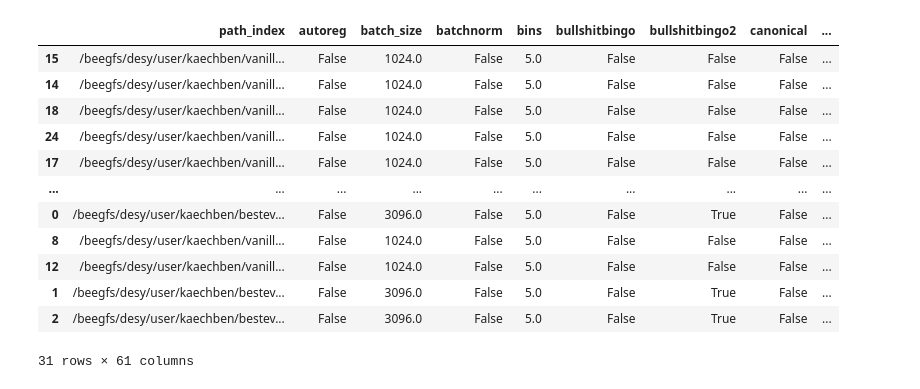
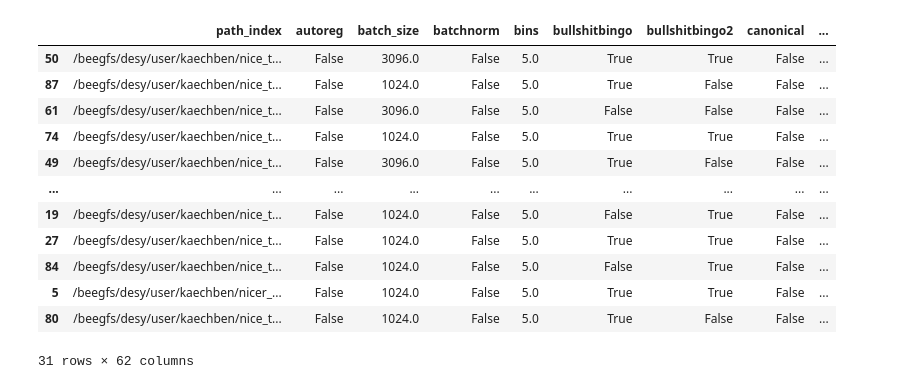
Before and after one commit to kaechb/LitJetNet, a Jupyter notebook: LitNF/Hyperparameters.ipynb, the cells around one changed output. Cells and saved outputs as stored; diff of their text form; code cells hidden in the pictures.

```diff
--- a/LitNF/Hyperparameters.ipynb
+++ b/LitNF/Hyperparameters.ipynb
@@ -3,23 +3,32 @@ import torch
 # %%
 import pandas as pd
 from IPython.display import display
+df=pd.DataFrame()
+for name in ["nice_","nicer_"]:#["bestever_","final_cov_","ML4Jets_30","momentum_","with_momentum_small_"]:
+    for p in ["t"]:
+        name_temp=name+p
+        try:
+            df=pd.concat((df,pd.read_csv("/beegfs/desy/user/kaechben/{}/summary.csv".format(name_temp))))
+        except:
+            print(name_temp)
+df=df[df.step>20000]
 with pd.option_context('display.max_rows', 10, 'display.max_columns', None):
-    df=pd.read_csv("/beegfs/desy/user/kaechben/bestever_g/summary.csv")
+
     display(df.sort_values("val_fpnd"))
 # %% [output]
 |  | path_index | autoreg | batch_size | batchnorm | bins | bullshitbingo | bullshitbingo2 | canonical | ... |
-| 15 | /beegfs/desy/user/kaechben/vanill... | False | 1024.0 | False | 5.0 | False | False | False | ... |
-| 14 | /beegfs/desy/user/kaechben/vanill... | False | 1024.0 | False | 5.0 | False | False | False | ... |
-| 18 | /beegfs/desy/user/kaechben/vanill... | False | 1024.0 | False | 5.0 | False | False | False | ... |
-| 24 | /beegfs/desy/user/kaechben/vanill... | False | 1024.0 | False | 5.0 | False | False | False | ... |
-| 17 | /beegfs/desy/user/kaechben/vanill... | False | 1024.0 | False | 5.0 | False | False | False | ... |
+| 50 | /beegfs/desy/user/kaechben/nice_t... | False | 3096.0 | False | 5.0 | True | True | False | ... |
+| 87 | /beegfs/desy/user/kaechben/nice_t... | False | 1024.0 | False | 5.0 | True | False | False | ... |
+| 61 | /beegfs/desy/user/kaechben/nice_t... | False | 3096.0 | False | 5.0 | False | False | False | ... |
+| 74 | /beegfs/desy/user/kaechben/nice_t... | False | 1024.0 | False | 5.0 | True | True | False | ... |
+| 49 | /beegfs/desy/user/kaechben/nice_t... | False | 3096.0 | False | 5.0 | True | False | False | ... |
 | ... | ... | ... | ... | ... | ... | ... | ... | ... | ... |
-| 0 | /beegfs/desy/user/kaechben/bestev... | False | 3096.0 | False | 5.0 | False | True | False | ... |
-| 8 | /beegfs/desy/user/kaechben/vanill... | False | 1024.0 | False | 5.0 | False | False | False | ... |
-| 12 | /beegfs/desy/user/kaechben/vanill... | False | 1024.0 | False | 5.0 | False | False | False | ... |
-| 1 | /beegfs/desy/user/kaechben/bestev... | False | 3096.0 | False | 5.0 | False | True | False | ... |
-| 2 | /beegfs/desy/user/kaechben/bestev... | False | 3096.0 | False | 5.0 | False | True | False | ... |
+| 19 | /beegfs/desy/user/kaechben/nice_t... | False | 1024.0 | False | 5.0 | False | True | False | ... |
+| 27 | /beegfs/desy/user/kaechben/nice_t... | False | 1024.0 | False | 5.0 | True | True | False | ... |
+| 84 | /beegfs/desy/user/kaechben/nice_t... | False | 1024.0 | False | 5.0 | False | True | False | ... |
+| 5 | /beegfs/desy/user/kaechben/nicer_... | False | 1024.0 | False | 5.0 | True | True | False | ... |
+| 80 | /beegfs/desy/user/kaechben/nice_t... | False | 1024.0 | False | 5.0 | True | False | False | ... |
-31 rows × 61 columns
+31 rows × 62 columns
 # %%
 import matplotlib.pyplot as plt
 df.loc[df["sched"]!=df["sched"],"sched"]="No"
```
Also changed, not shown: parts of 5 cells of this notebook, 5 other files.
